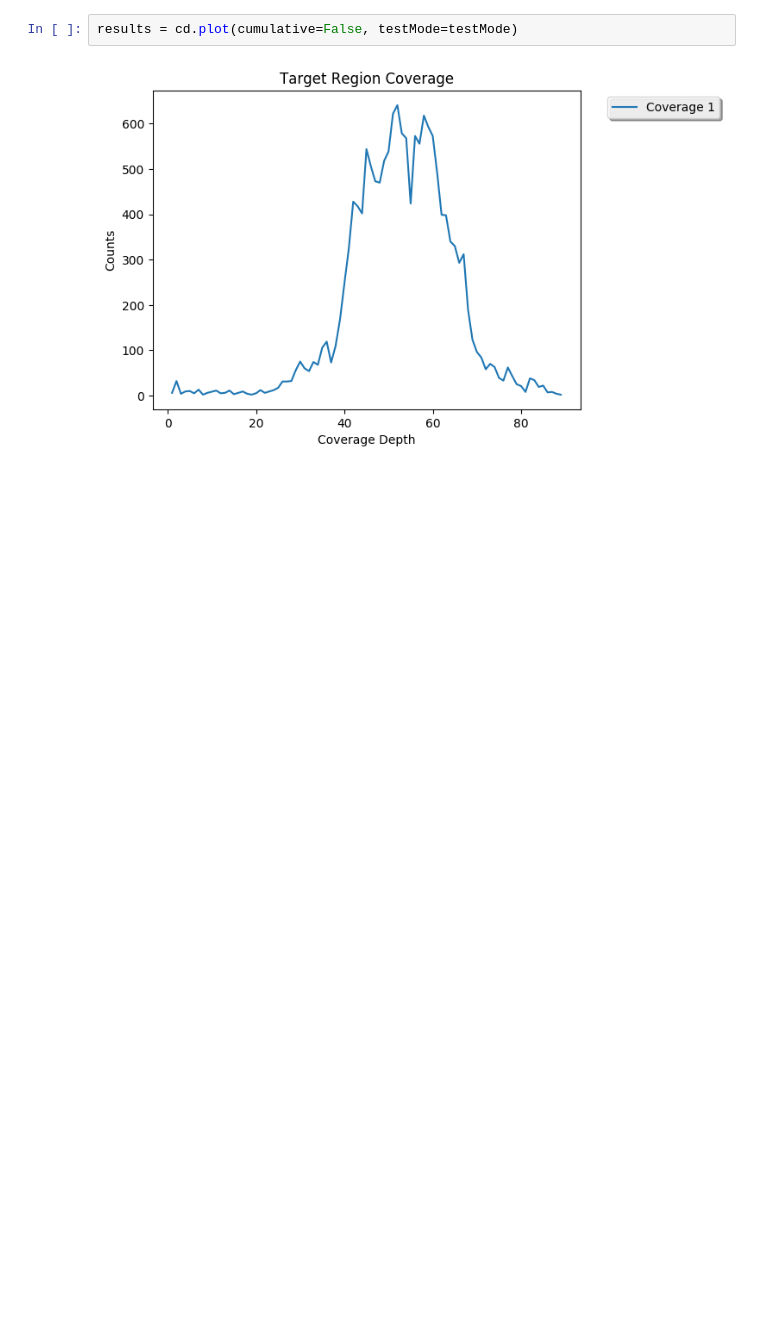
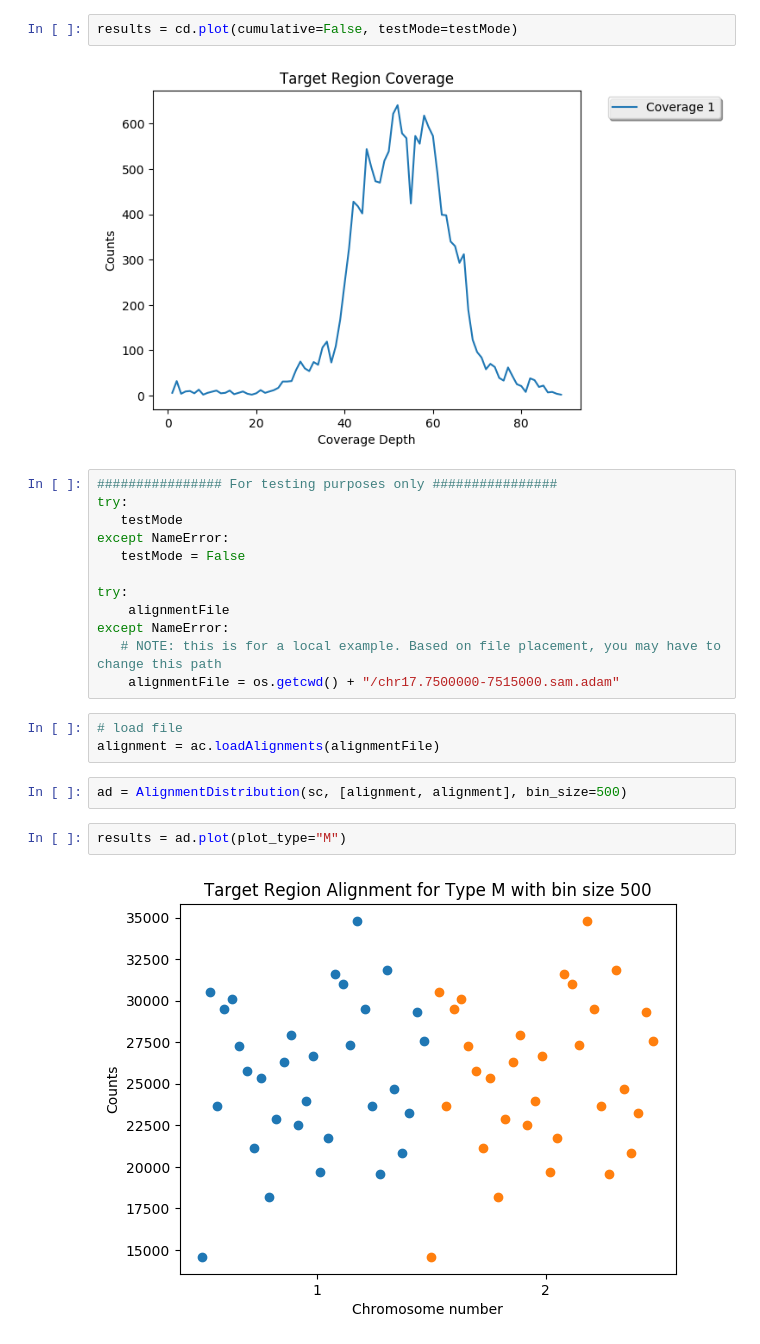
Before and after one commit to bigdatagenomics/mango, a Jupyter notebook: example-files/mango-python.ipynb, the cells around one changed output. Drawn from its saved outputs; the diff is of its cells as text; blank space fills up the shorter version.

Commit message:
Add example for alignment distribution in python notebook

```diff
--- a/example-files/mango-python.ipynb
+++ b/example-files/mango-python.ipynb
@@ -28,3 +28,24 @@ cd = CoverageDistribution(sc, coverage)
 results = cd.plot(cumulative=False, testMode=testMode)
 # %% [output]
 [figure]
+# %%
+################ For testing purposes only ################
+try:
+   testMode
+except NameError:
+   testMode = False
+
+try:
+    alignmentFile
+except NameError:
+   # NOTE: this is for a local example. Based on file placement, you may have to change this path
+    alignmentFile = os.getcwd() + "/chr17.7500000-7515000.sam.adam"
+# %%
+# load file
+alignment = ac.loadAlignments(alignmentFile)
+# %%
+ad = AlignmentDistribution(sc, [alignment, alignment], bin_size=500)
+# %%
+results = ad.plot(plot_type="M")
+# %% [output]
+[figure, added]
```
Also changed, not shown: parts of 1 cell of this notebook, 1 other file.
